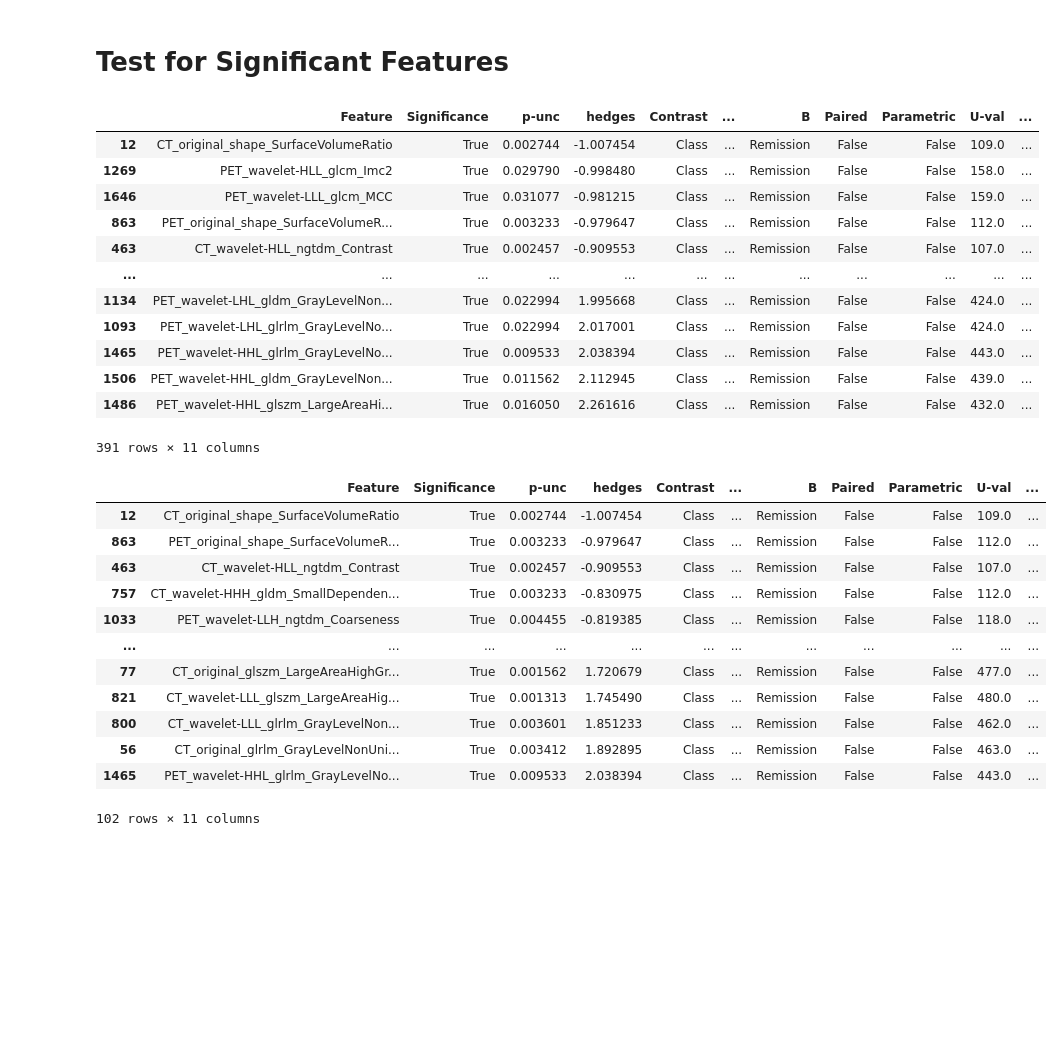
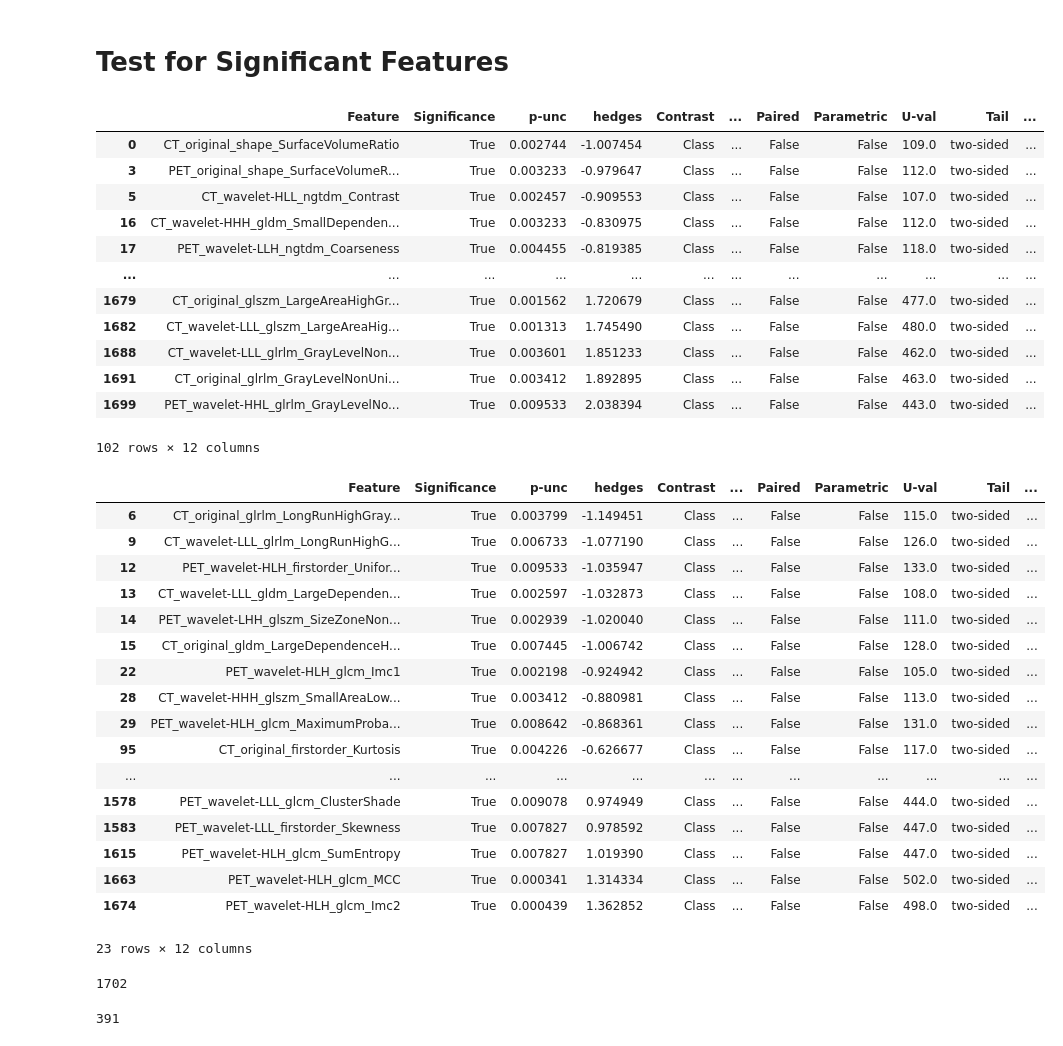
Before and after one commit to RonanTH/hn-radiomics, a Jupyter notebook: 0.2 Feature Analysis/0.1 Code/feature_stats_analysis.ipynb, the cells around one changed output. Saved outputs shown, nothing was run; the diff lists cells and outputs as text; code cells hidden in the pictures; blank space fills up the shorter version.

```diff
--- a/0.2 Feature Analysis/0.1 Code/feature_stats_analysis.ipynb
+++ b/0.2 Feature Analysis/0.1 Code/feature_stats_analysis.ipynb
@@ -122,17 +94,31 @@ alpha5 = significance_test(image_feats)
+# %%
+n1 = 9
+n2 = 64
+
+
+t1_feature_test = significance_test(image_feats,timepoint='t1',alpha=0.05)
+t1_feature_test['Z-score'] = np.NaN
+for i in range(len(t1_feature_test)):
+    t1_feature_test.loc[i,'Z-score'] = np.abs(t1_feature_test.loc[i,'U-val']-0.5*n1*n2)/np.sqrt((n1*n2*(n1+n2+1))/12)
+# %%
+t2_feature_test = significance_test(image_feats,timepoint='t2',alpha=0.05)
+t2_feature_test['Z-score'] = np.NaN
+for i in range(len(t2_feature_test)):
+    t2_feature_test.loc[i,'Z-score'] = np.abs(t2_feature_test.loc[i,'U-val']-0.5*n1*n2)/np.sqrt((n1*n2*(n1+n2+1))/12)
 # %%
 with pd.option_context('display.max_rows', 100, 'display.max_columns', 10):
-    display(alpha5.loc[alpha5['Significance']=='True'])
+    display(t1_feature_test.loc[t1_feature_test['Significance']=='True'])
 # %% [output]
-|  | Feature | Significance | p-unc | hedges | Contrast | ... | B | Paired | Parametric | U-val | ... |
-| 12 | CT_original_shape_SurfaceVolumeRatio | True | 0.002744 | -1.007454 | Class | ... | Remission | False | False | 109.0 | ... |
-| 1269 | PET_wavelet-HLL_glcm_Imc2 | True | 0.029790 | -0.998480 | Class | ... | Remission | False | False | 158.0 | ... |
-| 1646 | PET_wavelet-LLL_glcm_MCC | True | 0.031077 | -0.981215 | Class | ... | Remission | False | False | 159.0 | ... |
-| 863 | PET_original_shape_SurfaceVolumeR... | True | 0.003233 | -0.979647 | Class | ... | Remission | False | False | 112.0 | ... |
-| 463 | CT_wavelet-HLL_ngtdm_Contrast | True | 0.002457 | -0.909553 | Class | ... | Remission | False | False | 107.0 | ... |
+|  | Feature | Significance | p-unc | hedges | Contrast | ... | Paired | Parametric | U-val | Tail | ... |
+| 0 | CT_original_shape_SurfaceVolumeRatio | True | 0.002744 | -1.007454 | Class | ... | False | False | 109.0 | two-sided | ... |
+| 3 | PET_original_shape_SurfaceVolumeR... | True | 0.003233 | -0.979647 | Class | ... | False | False | 112.0 | two-sided | ... |
+| 5 | CT_wavelet-HLL_ngtdm_Contrast | True | 0.002457 | -0.909553 | Class | ... | False | False | 107.0 | two-sided | ... |
+| 16 | CT_wavelet-HHH_gldm_SmallDependen... | True | 0.003233 | -0.830975 | Class | ... | False | False | 112.0 | two-sided | ... |
+| 17 | PET_wavelet-LLH_ngtdm_Coarseness | True | 0.004455 | -0.819385 | Class | ... | False | False | 118.0 | two-sided | ... |
 | ... | ... | ... | ... | ... | ... | ... | ... | ... | ... | ... | ... |
-| 1134 | PET_wavelet-LHL_gldm_GrayLevelNon... | True | 0.022994 | 1.995668 | Class | ... | Remission | False | False | 424.0 | ... |
-| 1093 | PET_wavelet-LHL_glrlm_GrayLevelNo... | True | 0.022994 | 2.017001 | Class | ... | Remission | False | False | 424.0 | ... |
-| 1465 | PET_wavelet-HHL_glrlm_GrayLevelNo... | True | 0.009533 | 2.038394 | Class | ... | Remission | False | False | 443.0 | ... |
-| 1506 | PET_wavelet-HHL_gldm_GrayLevelNon... | True | 0.011562 | 2.112945 | Class | ... | Remission | False | False | 439.0 | ... |
-| 1486 | PET_wavelet-HHL_glszm_LargeAreaHi... | True | 0.016050 | 2.261616 | Class | ... | Remission | False | False | 432.0 | ... |
+| 1679 | CT_original_glszm_LargeAreaHighGr... | True | 0.001562 | 1.720679 | Class | ... | False | False | 477.0 | two-sided | ... |
+| 1682 | CT_wavelet-LLL_glszm_LargeAreaHig... | True | 0.001313 | 1.745490 | Class | ... | False | False | 480.0 | two-sided | ... |
+| 1688 | CT_wavelet-LLL_glrlm_GrayLevelNon... | True | 0.003601 | 1.851233 | Class | ... | False | False | 462.0 | two-sided | ... |
+| 1691 | CT_original_glrlm_GrayLevelNonUni... | True | 0.003412 | 1.892895 | Class | ... | False | False | 463.0 | two-sided | ... |
+| 1699 | PET_wavelet-HHL_glrlm_GrayLevelNo... | True | 0.009533 | 2.038394 | Class | ... | False | False | 443.0 | two-sided | ... |
-391 rows × 11 columns
+102 rows × 12 columns
@@ -141,17 +125,22 @@ alpha1 =  significance_test(image_feats, alpha=0.01)
 # %%
 with pd.option_context('display.max_rows', 100, 'display.max_columns', 10):
-    display(alpha1.loc[alpha1['Significance']=='True'])
+    display(t2_feature_test.loc[t2_feature_test['Significance']=='True'])
 # %% [output]
-|  | Feature | Significance | p-unc | hedges | Contrast | ... | B | Paired | Parametric | U-val | ... |
-| 12 | CT_original_shape_SurfaceVolumeRatio | True | 0.002744 | -1.007454 | Class | ... | Remission | False | False | 109.0 | ... |
-| 863 | PET_original_shape_SurfaceVolumeR... | True | 0.003233 | -0.979647 | Class | ... | Remission | False | False | 112.0 | ... |
-| 463 | CT_wavelet-HLL_ngtdm_Contrast | True | 0.002457 | -0.909553 | Class | ... | Remission | False | False | 107.0 | ... |
-| 757 | CT_wavelet-HHH_gldm_SmallDependen... | True | 0.003233 | -0.830975 | Class | ... | Remission | False | False | 112.0 | ... |
-| 1033 | PET_wavelet-LLH_ngtdm_Coarseness | True | 0.004455 | -0.819385 | Class | ... | Remission | False | False | 118.0 | ... |
+|  | Feature | Significance | p-unc | hedges | Contrast | ... | Paired | Parametric | U-val | Tail | ... |
+| 6 | CT_original_glrlm_LongRunHighGray... | True | 0.003799 | -1.149451 | Class | ... | False | False | 115.0 | two-sided | ... |
+| 9 | CT_wavelet-LLL_glrlm_LongRunHighG... | True | 0.006733 | -1.077190 | Class | ... | False | False | 126.0 | two-sided | ... |
+| 12 | PET_wavelet-HLH_firstorder_Unifor... | True | 0.009533 | -1.035947 | Class | ... | False | False | 133.0 | two-sided | ... |
+| 13 | CT_wavelet-LLL_gldm_LargeDependen... | True | 0.002597 | -1.032873 | Class | ... | False | False | 108.0 | two-sided | ... |
+| 14 | PET_wavelet-LHH_glszm_SizeZoneNon... | True | 0.002939 | -1.020040 | Class | ... | False | False | 111.0 | two-sided | ... |
+| 15 | CT_original_gldm_LargeDependenceH... | True | 0.007445 | -1.006742 | Class | ... | False | False | 128.0 | two-sided | ... |
+| 22 | PET_wavelet-HLH_glcm_Imc1 | True | 0.002198 | -0.924942 | Class | ... | False | False | 105.0 | two-sided | ... |
+| 28 | CT_wavelet-HHH_glszm_SmallAreaLow... | True | 0.003412 | -0.880981 | Class | ... | False | False | 113.0 | two-sided | ... |
+| 29 | PET_wavelet-HLH_glcm_MaximumProba... | True | 0.008642 | -0.868361 | Class | ... | False | False | 131.0 | two-sided | ... |
+| 95 | CT_original_firstorder_Kurtosis | True | 0.004226 | -0.626677 | Class | ... | False | False | 117.0 | two-sided | ... |
 | ... | ... | ... | ... | ... | ... | ... | ... | ... | ... | ... | ... |
-| 77 | CT_original_glszm_LargeAreaHighGr... | True | 0.001562 | 1.720679 | Class | ... | Remission | False | False | 477.0 | ... |
-| 821 | CT_wavelet-LLL_glszm_LargeAreaHig... | True | 0.001313 | 1.745490 | Class | ... | Remission | False | False | 480.0 | ... |
-| 800 | CT_wavelet-LLL_glrlm_GrayLevelNon... | True | 0.003601 | 1.851233 | Class | ... | Remission | False | False | 462.0 | ... |
-| 56 | CT_original_glrlm_GrayLevelNonUni... | True | 0.003412 | 1.892895 | Class | ... | Remission | False | False | 463.0 | ... |
-| 1465 | PET_wavelet-HHL_glrlm_GrayLevelNo... | True | 0.009533 | 2.038394 | Class | ... | Remission | False | False | 443.0 | ... |
+| 1578 | PET_wavelet-LLL_glcm_ClusterShade | True | 0.009078 | 0.974949 | Class | ... | False | False | 444.0 | two-sided | ... |
+| 1583 | PET_wavelet-LLL_firstorder_Skewness | True | 0.007827 | 0.978592 | Class | ... | False | False | 447.0 | two-sided | ... |
+| 1615 | PET_wavelet-HLH_glcm_SumEntropy | True | 0.007827 | 1.019390 | Class | ... | False | False | 447.0 | two-sided | ... |
+| 1663 | PET_wavelet-HLH_glcm_MCC | True | 0.000341 | 1.314334 | Class | ... | False | False | 502.0 | two-sided | ... |
+| 1674 | PET_wavelet-HLH_glcm_Imc2 | True | 0.000439 | 1.362852 | Class | ... | False | False | 498.0 | two-sided | ... |
-102 rows × 11 columns
+23 rows × 12 columns
@@ -157,0 +151,8 @@ with pd.option_context('display.max_rows', 100, 'display.max_columns', 10):
+# %%
+len(t1_feature_test)
+# %% [output]
+1702
+# %%
+len(t1_sig_columns)
+# %% [output]
+391
```
Also changed, not shown: parts of 16 cells of this notebook, 56 other files.
